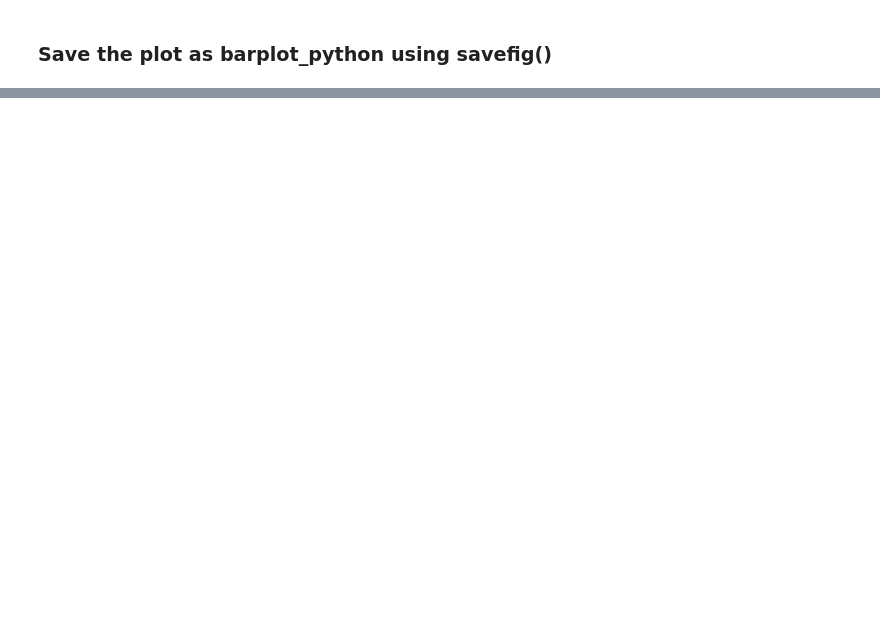
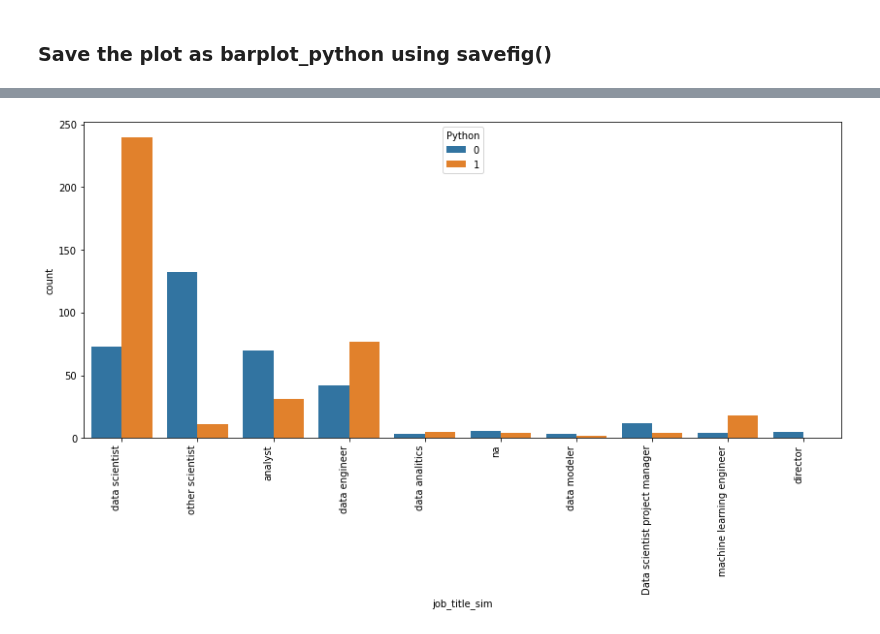
Before and after one commit to coding-dojo-data-science/Wk13-Local-Workflow-Practice, a Jupyter notebook: Code Along.ipynb, the cells around one changed output, grey strips where cells are left out. Drawn from its saved outputs; the diff is of its cells as text; code cells hidden in the pictures; blank space fills up the shorter version.

```diff
--- a/Code Along.ipynb
+++ b/Code Along.ipynb
@@ -92,5 +90,5 @@ plt.savefig('barplot.png',pad_inches = 1, bbox_inches = 'tight')
 ## Which job title uses Python most according to “job_title_sim”?
 # %%
 import matplotlib as mpl
-mpl.rcParams['figure.figsize'] = [12,6]
+mpl.rcParams['figure.figsize'] = [14,6]
 # %%
@@ -108,0 +98,5 @@ plt.savefig('barplot_python.png',pad_inches = 1, bbox_inches = 'tight')
+# %%
+ax = sns.countplot(data=df, x='job_title_sim',hue='Python')
+ax.set_xticklabels(ax.get_xticklabels(),rotation=90,ha = 'right');
+# %% [output]
+[figure, added]
```
Also changed, not shown: parts of 6 cells of this notebook, 4 other files.
